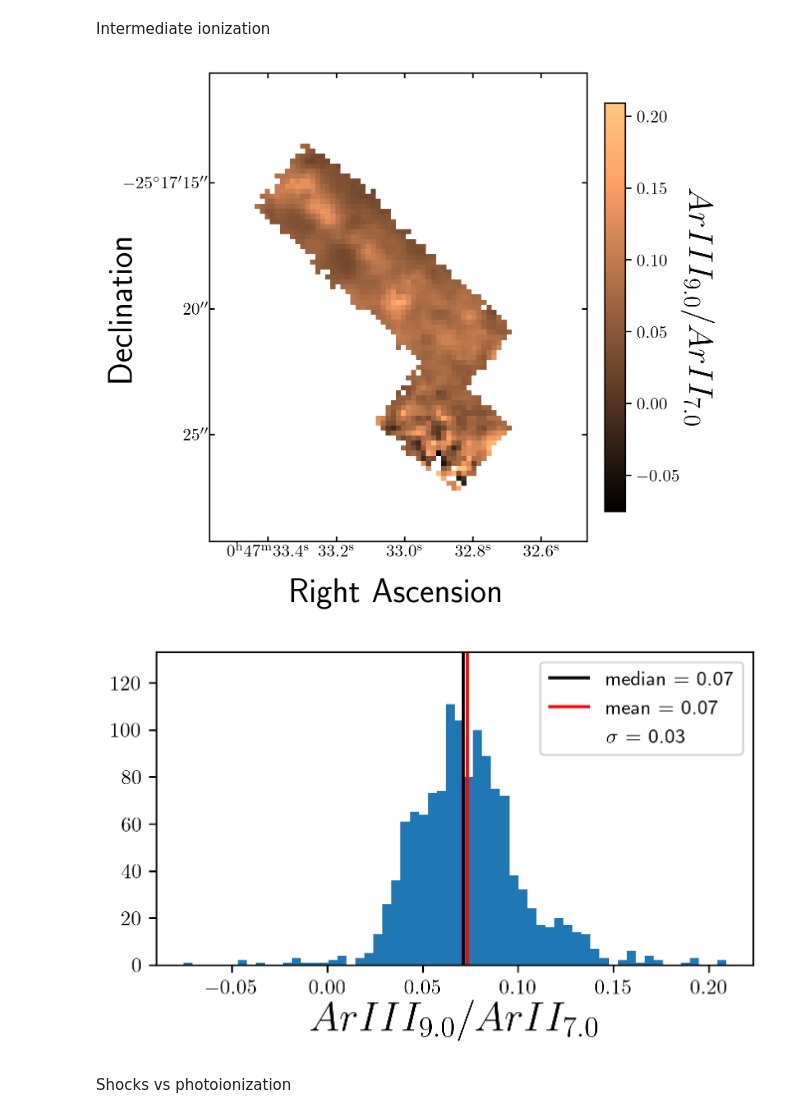
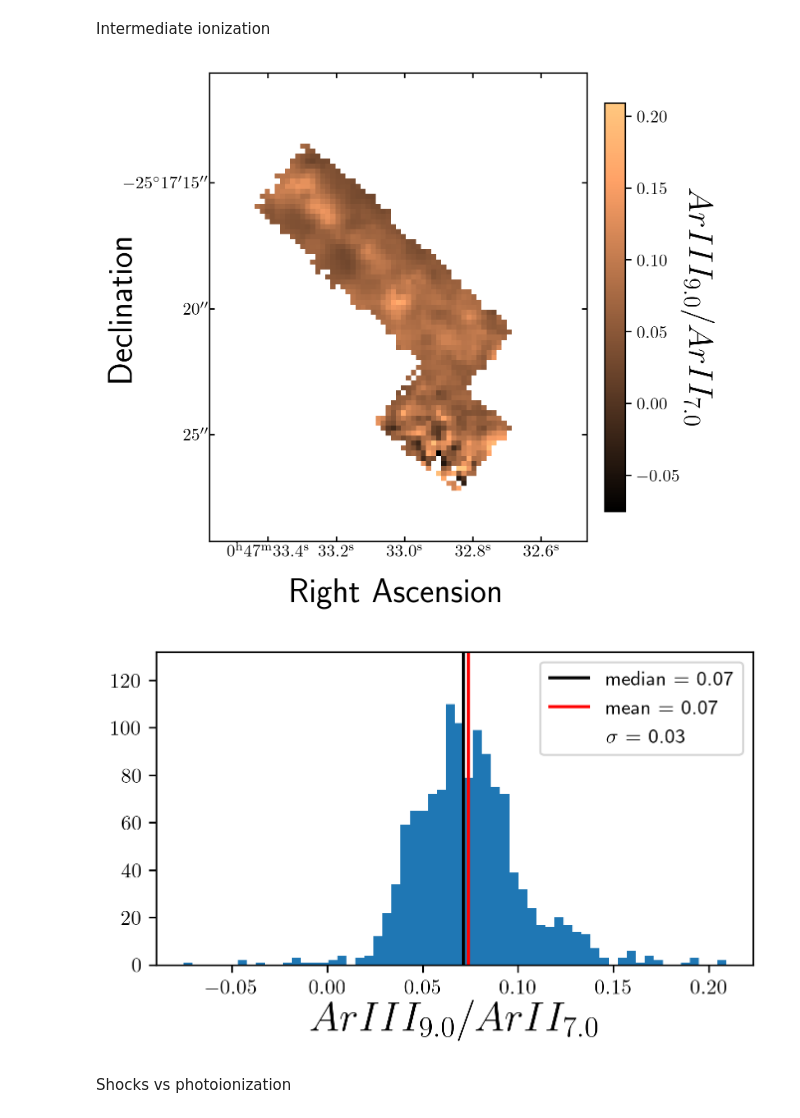
Before and after one commit to eacmills/ASTR-796-2025, a Jupyter notebook: task_6/JWST-NGC253-ASTR796-ratiomaps.ipynb, the cells around one changed output. Cells and saved outputs as stored; diff of their text form; code cells hidden in the pictures.

```diff
--- a/task_6/JWST-NGC253-ASTR796-ratiomaps.ipynb
+++ b/task_6/JWST-NGC253-ASTR796-ratiomaps.ipynb
@@ -276,10 +330,10 @@ Hardness diagnostic, sensitive to metallicity
 # %% [markdown]
 Intermediate ionization
 # %%
-calculate_ratio_map(filenames['arIII'], filenames['arII'], lab=r'$ArIII_{9.0}/ArII_{7.0}$', clrmap='copper')
+calculate_ratio_map(filenames['arIII'], filenames['arII'], extinction_maps['arIII'], extinction_maps['arII'], lab=r'$ArIII_{9.0}/ArII_{7.0}$', clrmap='copper')
 # %% [output]
-[figure, old version]
+[figure, new version]
-[figure, old version]
+[figure, new version]
 # %% [markdown]
 Shocks vs photoionization
 # %%
```
Also changed, not shown: parts of 3 cells of this notebook.
